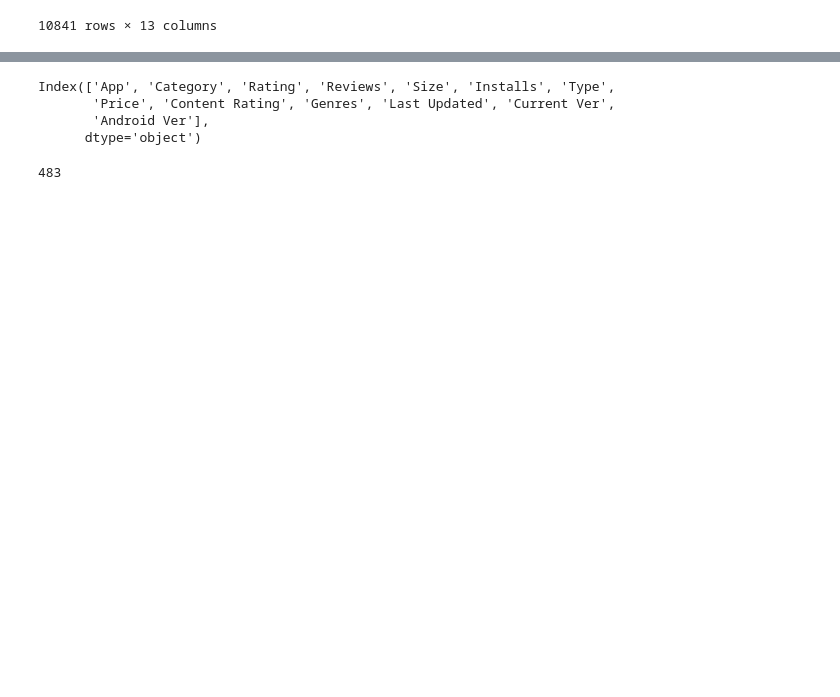
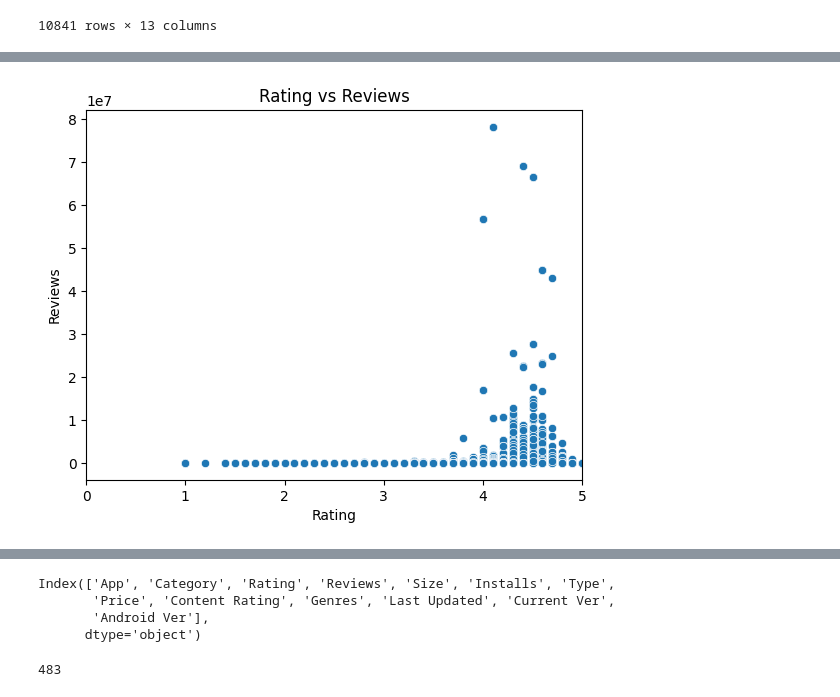
Before and after one commit to TruongGiaBao299/Machine-Learning-Final-Project, a Jupyter notebook: src/Final.ipynb, the cells around one changed output, grey strips where cells are left out. Drawn from its saved outputs; the diff is of its cells as text; code cells hidden in the pictures; blank space fills up the shorter version.

```diff
--- a/src/Final.ipynb
+++ b/src/Final.ipynb
@@ -38,0 +160,8 @@ data
+# %%
+# Scatter plot for Rating vs Reviews
+sns.scatterplot(x='Rating', y='Reviews', data=data)
+plt.title('Rating vs Reviews')
+plt.xlim((0,5))
+plt.show()
+# %% [output]
+[figure, added]
```
Also changed, not shown: parts of 38 cells of this notebook, 1 other file.
